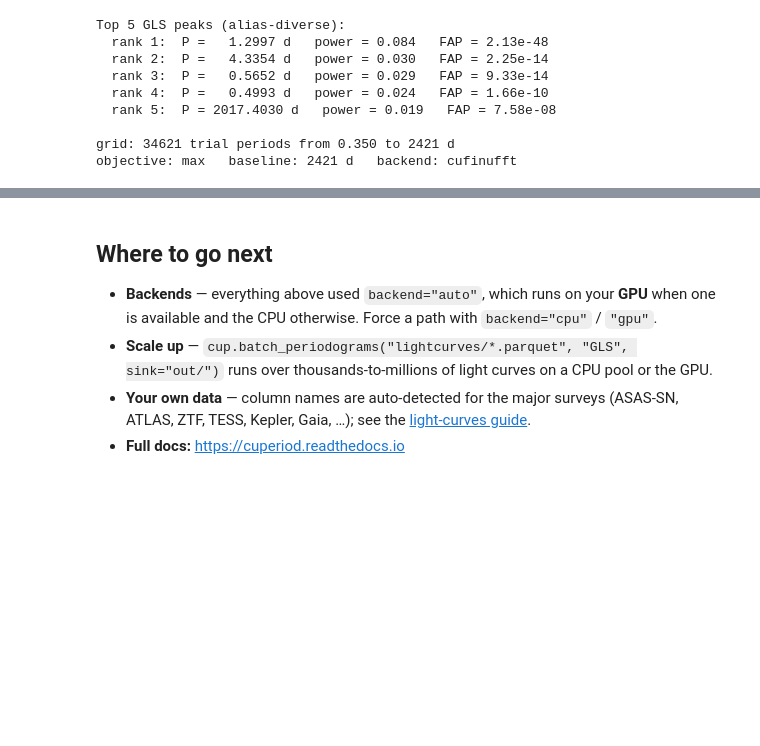
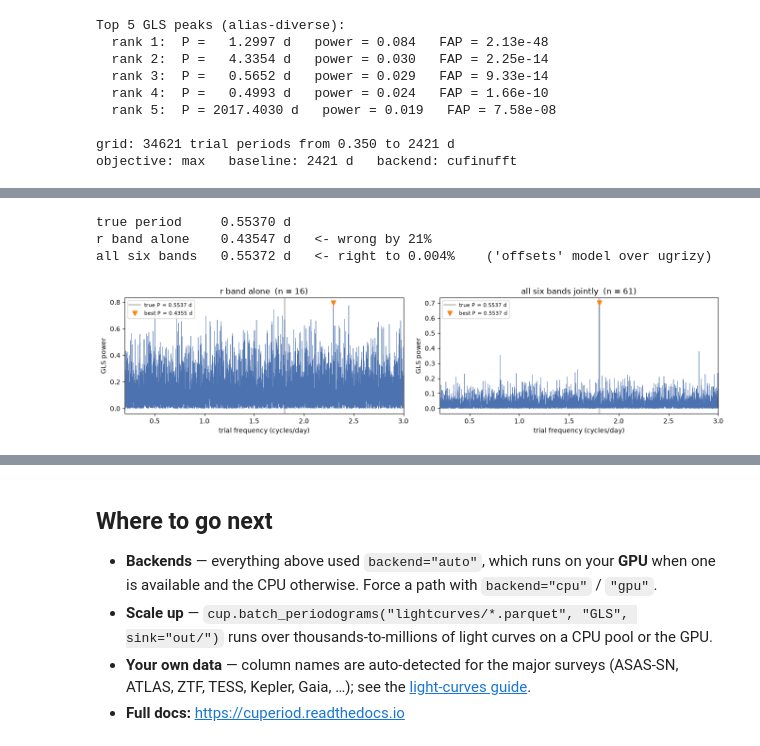
Before and after one commit to tjayasinghe/cuPeriod, a Jupyter notebook: examples/cuperiod_tour.ipynb, the cells around one changed output, grey strips where cells are left out. Cells and saved outputs as stored; diff of their text form; code cells hidden in the pictures; blank space fills up the shorter version.

```diff
--- a/examples/cuperiod_tour.ipynb
+++ b/examples/cuperiod_tour.ipynb
@@ -243,0 +260,20 @@ objective: max   baseline: 2421 d   backend: cufinufft
+# %%
+rng = np.random.default_rng(8)
+
+P_TRUE, SPAN, N_EPOCHS, NOISE = 0.5537, 3 * 365.25, 60, 0.20   # d, d, epochs, mag
+SHARE = {"u": .06, "g": .09, "r": .26, "i": .26, "z": .17, "y": .16}  # WFD epoch shares
+AMP   = {"u": 1.05, "g": 1.0, "r": .72, "i": .57, "z": .53, "y": .48}  # amplitude scale
+MEAN  = {"u": 23.4, "g": 22.8, "r": 22.5, "i": 22.4, "z": 22.4, "y": 22.3}  # mean mags
+
+bands = {}
+for b, share in SHARE.items():
+    n = max(3, round(N_EPOCHS * share))
+    t = np.sort(rng.integers(0, SPAN, n) + rng.uniform(0.05, 0.45, n))   # random nights
+    ph = 2 * np.pi * t / P_TRUE
+    y = 0.7 * AMP[b] * (np.sin(ph) + 0.35 * np.sin(2 * ph))    # RRab: sine + harmonic
+    bands[b] = cup.LightCurve.from_arrays(t, MEAN[b] + y + rng.normal(0, NOISE, n),
+                                          np.full(n, NOISE))
+
+mb = cup.MultiBandLightCurve.from_light_curves(bands)
+print(f"{mb.n_bands} bands, {sum(lc.n for lc in mb.bands.values())} epochs over "
+      f"{SPAN:.0f} days:   " + "  ".join(f"{b}={lc.n}" for b, lc in mb.bands.items()))
@@ -243,0 +296,32 @@ objective: max   baseline: 2421 d   backend: cufinufft
+# %%
+settings = cup.GLSSettings(maximum_frequency=3.0)        # search down to P = 0.33 d
+
+pg_r = cup.periodogram(bands["r"], "GLS", settings=settings)   # one deep band, alone
+pg = cup.periodogram(mb, "GLS", settings=settings)             # all six bands jointly
+
+print(f"true period     {P_TRUE:.5f} d")
+print(f"r band alone    {pg_r.best_period():.5f} d   <- wrong by "
+      f"{abs(pg_r.best_period() / P_TRUE - 1) * 100:.0f}%")
+print(f"all six bands   {pg.best_period():.5f} d   <- right to "
+      f"{abs(pg.best_period() / P_TRUE - 1) * 100:.3f}%    "
+      f"('{pg.meta['mb_model']}' model over {''.join(pg.meta['bands'])})")
+
+titles = [f"r band alone  (n = {bands['r'].n})",
+          f"all six bands jointly  (n = {pg.n_samples})"]
+fig, axes = plt.subplots(1, 2, figsize=(13.5, 3.4))
+for ax, p, title in zip(axes, [pg_r, pg], titles, strict=True):
+    pk = p.best_periods(1)[0]
+    ax.axvline(1 / P_TRUE, color="k", lw=3, alpha=.18, zorder=0,
+               label=f"true P = {P_TRUE} d")
+    ax.plot(p.frequency, p.power, lw=.5, color="#4c72b0", zorder=2)
+    ax.plot(pk.frequency, pk.power, "v", color="C1", ms=7, zorder=3,
+            label=f"best P = {pk.period:.4f} d")
+    ax.set(xlim=(0.2, 3.0), xlabel="trial frequency (cycles/day)",
+           ylabel="GLS power", title=title)
+    ax.legend(loc="upper left", fontsize=8)
+fig.tight_layout(); plt.show()
+# %% [output]
+true period     0.55370 d
+r band alone    0.43547 d   <- wrong by 21%
+all six bands   0.55372 d   <- right to 0.004%    ('offsets' model over ugrizy)
+[figure, added]
```
Also changed, not shown: parts of 6 cells of this notebook, 1 other file.
